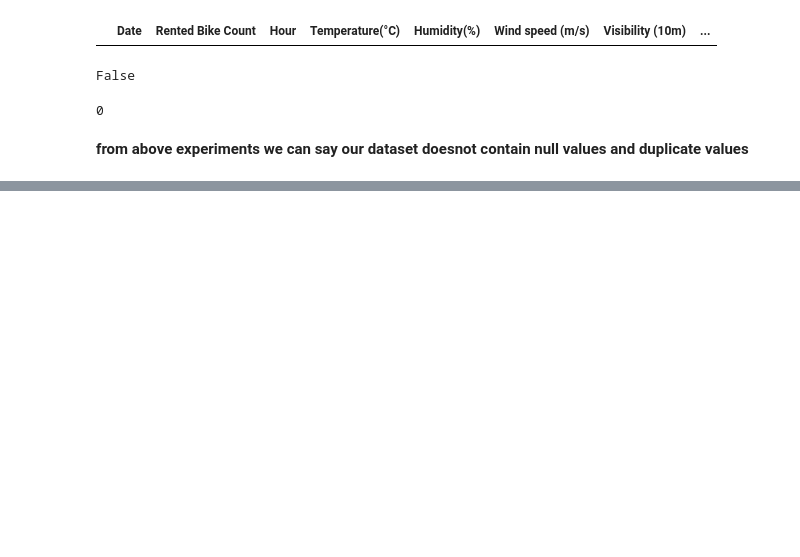
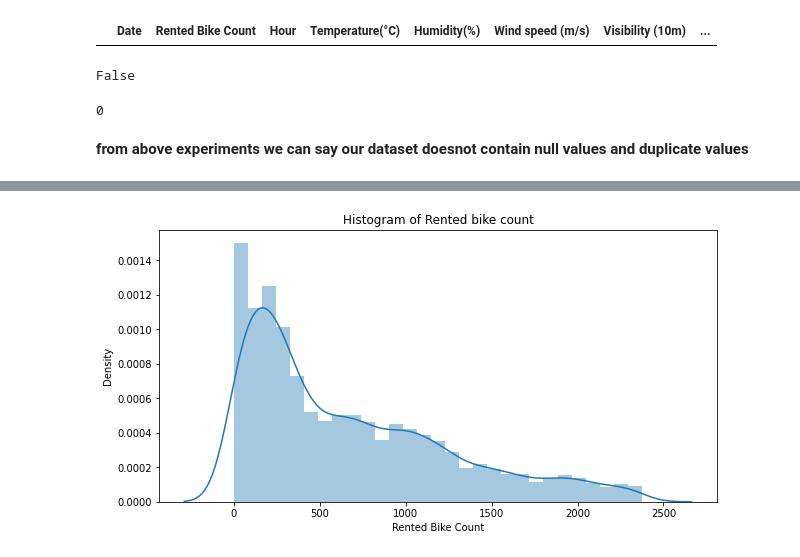
Before and after one commit to avanish04/Bike-Sharing-Demand-Prediction---Capstone-Project, a Jupyter notebook: Bike_Sharing_Demand_Prediction_Capstone_Project.ipynb, the cells around one changed output, grey strips where cells are left out. Saved outputs shown, nothing was run; the diff lists cells and outputs as text; code cells hidden in the pictures; blank space fills up the shorter version.

```diff
--- a/Bike_Sharing_Demand_Prediction_Capstone_Project.ipynb
+++ b/Bike_Sharing_Demand_Prediction_Capstone_Project.ipynb
@@ -146,0 +209,2 @@ and duplicate values**
+# %%
+new_data=df[(df['Rented Bike Count']>lower_side_outlier) & (df['Rented Bike Count']<upper_side_outlier )]
@@ -146,0 +215,7 @@ and duplicate values**
+# %%
+# histogram of bike count
+plt.rcParams['figure.figsize'] = (10, 5)
+plt.title('Histogram of Rented bike count')
+ax=sns.distplot(new_data['Rented Bike Count'] )
+# %% [output]
+[figure, added]
```
Also changed, not shown: parts of 30 cells of this notebook.
